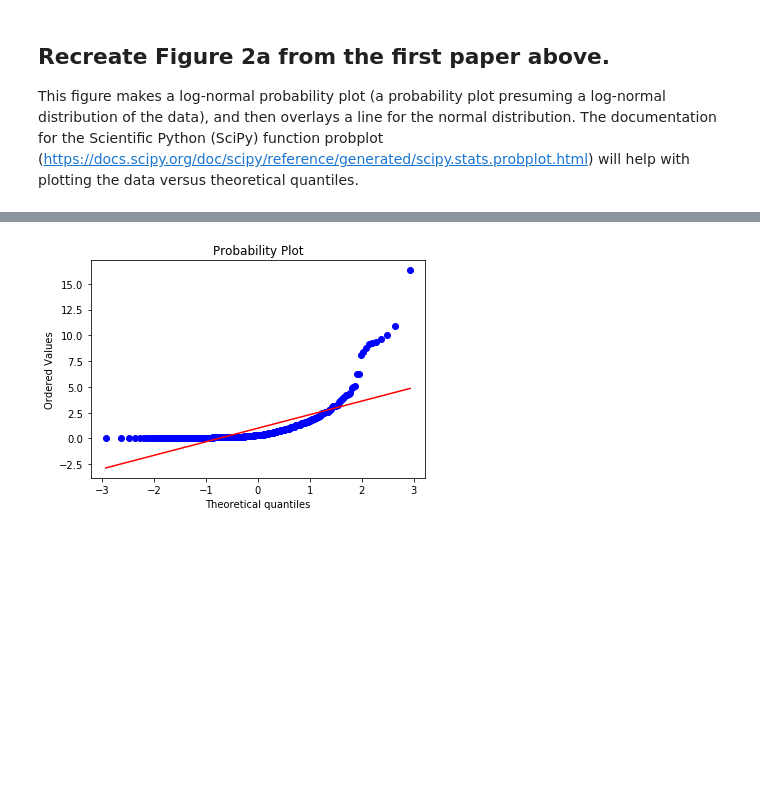
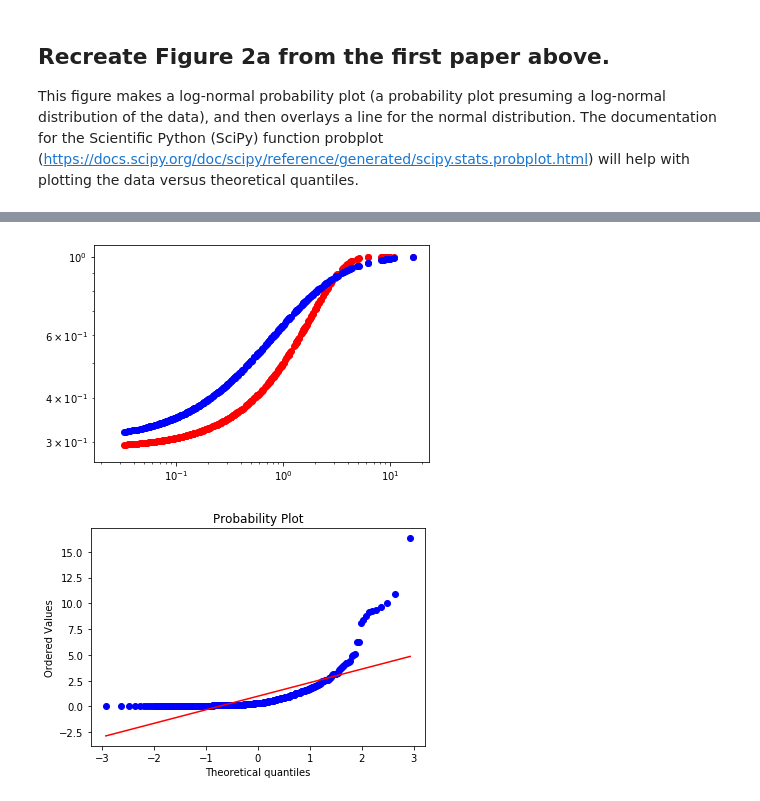
Before and after one commit to jonklus/STA130_F19Labs, a Jupyter notebook: STA130_Lab05/STA 130 Lab 05 - Probability Plots.ipynb, the cells around one changed output, grey strips where cells are left out. Saved outputs shown, nothing was run; the diff lists cells and outputs as text; code cells hidden in the pictures; blank space fills up the shorter version.

```diff
--- a/STA130_Lab05/STA 130 Lab 05 - Probability Plots.ipynb
+++ b/STA130_Lab05/STA 130 Lab 05 - Probability Plots.ipynb
@@ -54 +100,11 @@ import scipy.stats as stats
+# %%
+plt.scatter(electro, mleprobs, color = "r") # normal cdf
+plt.scatter(electro, lnprobs, color = "b") # lognormal cdf
+#plt.scatter(electro, stats.norm.cdf(electro, loc = np.mean(electro), scale = np.std(electro)))
+#plt.scatter(x = electro, y = probs)
+plt.xscale("log")
+plt.yscale("log")
+pass
+# %% [output]
+[figure, added]
 # %%
```
Also changed, not shown: parts of 16 cells of this notebook, 1 other file.
